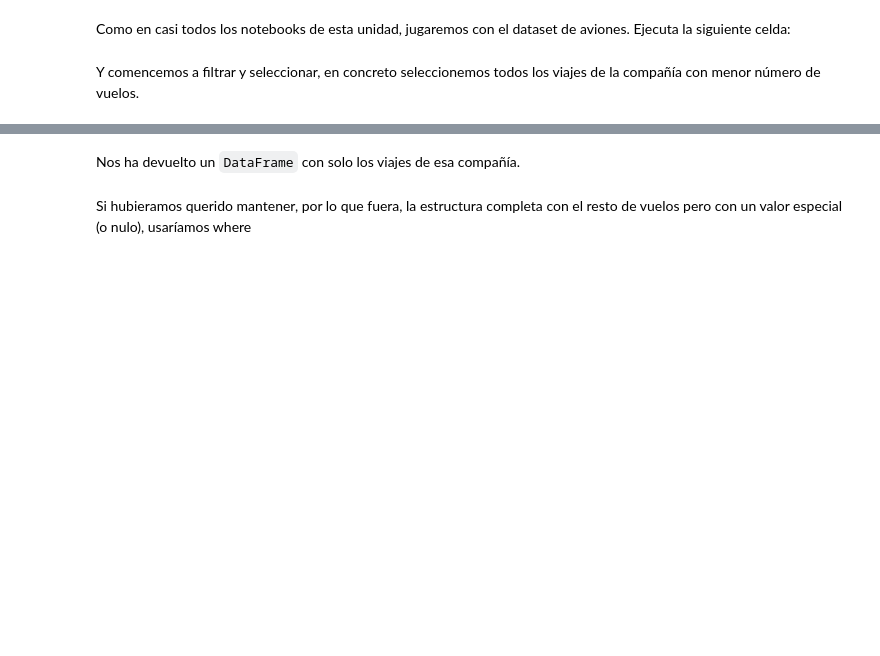
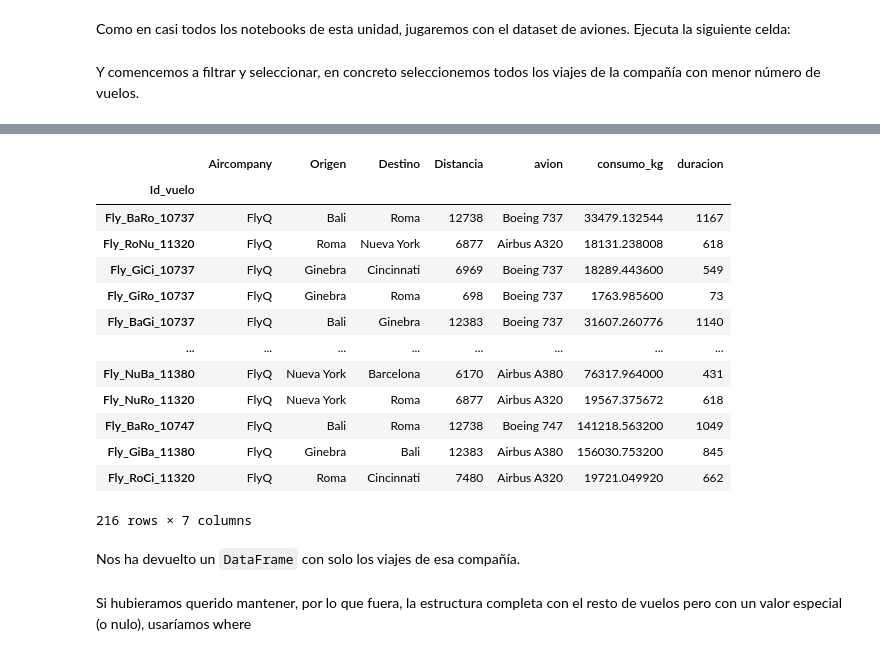
Before and after one commit to draranguez/DS-Online_DanielR, a Jupyter notebook: 02_Herramientas_Avanzadas/Sprint_04/Unidad_02_Pandas_II/01_Workout/03_Filtrado.ipynb, the cells around one changed output, grey strips where cells are left out. Drawn from its saved outputs; the diff is of its cells as text; code cells hidden in the pictures; blank space fills up the shorter version.

```diff
--- a/02_Herramientas_Avanzadas/Sprint_04/Unidad_02_Pandas_II/01_Workout/03_Filtrado.ipynb
+++ b/02_Herramientas_Avanzadas/Sprint_04/Unidad_02_Pandas_II/01_Workout/03_Filtrado.ipynb
@@ -20,5 +29,21 @@ Y comencemos a filtrar y seleccionar, en concreto seleccionemos todos los viajes
 # %%
-# Y ahora filtramos/seleccionamos solo las filas de esos vuelos
+# Y ahora filtramos/seleccionamos solo las filas de esos vuelos, es decir los de FlyQ
+df_aviones.loc[df_aviones["Aircompany"] == df_aviones["Aircompany"].value_counts().idxmin()]
+# %% [output]
+|  | Aircompany | Origen | Destino | Distancia | avion | consumo_kg | duracion |
+| Id_vuelo |  |  |  |  |  |  |  |
+| Fly_BaRo_10737 | FlyQ | Bali | Roma | 12738 | Boeing 737 | 33479.132544 | 1167 |
+| Fly_RoNu_11320 | FlyQ | Roma | Nueva York | 6877 | Airbus A320 | 18131.238008 | 618 |
+| Fly_GiCi_10737 | FlyQ | Ginebra | Cincinnati | 6969 | Boeing 737 | 18289.443600 | 549 |
+| Fly_GiRo_10737 | FlyQ | Ginebra | Roma | 698 | Boeing 737 | 1763.985600 | 73 |
+| Fly_BaGi_10737 | FlyQ | Bali | Ginebra | 12383 | Boeing 737 | 31607.260776 | 1140 |
+| ... | ... | ... | ... | ... | ... | ... | ... |
+| Fly_NuBa_11380 | FlyQ | Nueva York | Barcelona | 6170 | Airbus A380 | 76317.964000 | 431 |
+| Fly_NuRo_11320 | FlyQ | Nueva York | Roma | 6877 | Airbus A320 | 19567.375672 | 618 |
+| Fly_BaRo_10747 | FlyQ | Bali | Roma | 12738 | Boeing 747 | 141218.563200 | 1049 |
+| Fly_GiBa_11380 | FlyQ | Ginebra | Bali | 12383 | Airbus A380 | 156030.753200 | 845 |
+| Fly_RoCi_11320 | FlyQ | Roma | Cincinnati | 7480 | Airbus A320 | 19721.049920 | 662 |
+216 rows × 7 columns
 # %% [markdown]
 Nos ha devuelto un `DataFrame` con solo los viajes de esa compañía.
 # %% [markdown]
```
Also changed, not shown: parts of 17 cells of this notebook, 6 other files.
